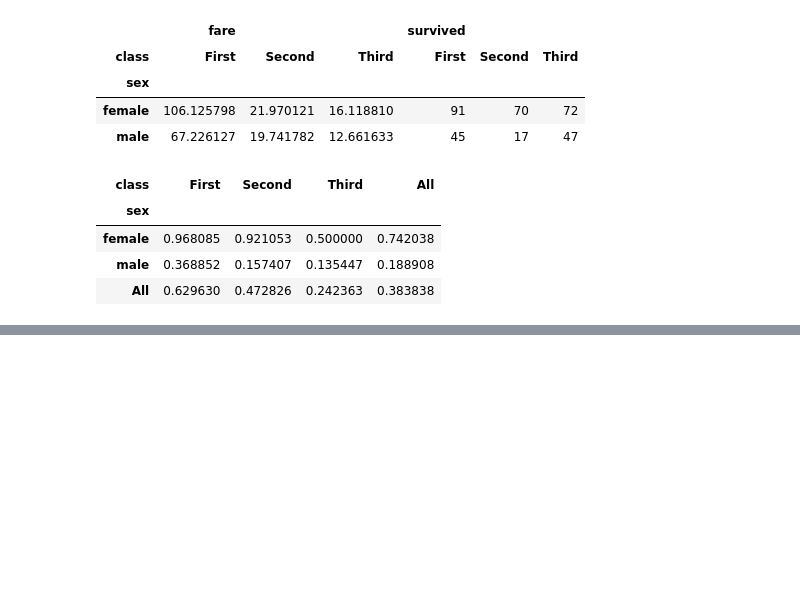
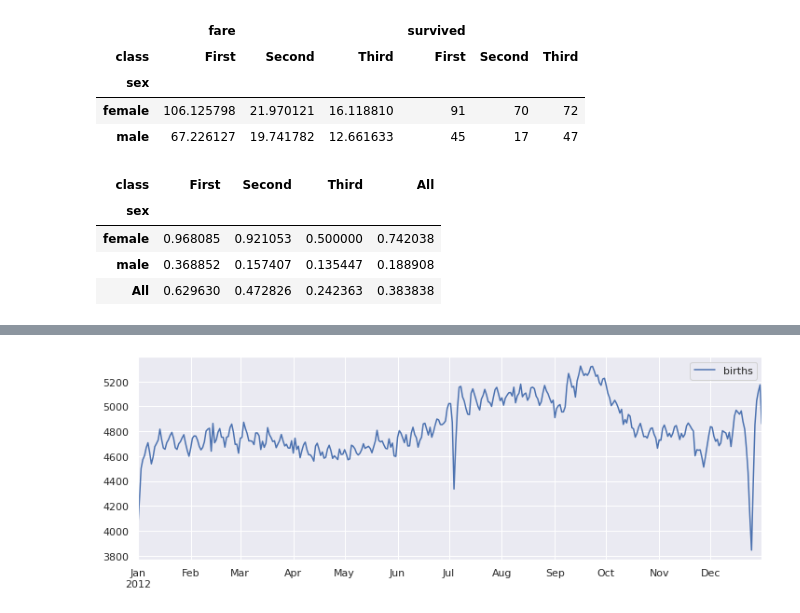
Before and after one commit to KonstantinKlepikov/all-python-ml-learning, a Jupyter notebook: pandas-learning.ipynb, the cells around one changed output, grey strips where cells are left out. Cells and saved outputs as stored; diff of their text form; code cells hidden in the pictures; blank space fills up the shorter version.

```diff
--- a/pandas-learning.ipynb
+++ b/pandas-learning.ipynb
@@ -2367,0 +2429,5 @@ titanic.pivot_table('survived', index='sex', columns='class', margins=True)
+# %%
+# построим такую-же зависимость от дня года. Для начала мгрппируем отдельно по месяцу и дню
+births_by_date = births.pivot_table('births',
+                                    [births.index.month, births.index.day])
+births_by_date.head()
@@ -2367,0 +2441,5 @@ titanic.pivot_table('survived', index='sex', columns='class', margins=True)
+# %%
+# Чтобы упростить построение графика, свяжем данные с фиктивным високостным годом
+births_by_date.index = [pd.datetime(2012, month, day)
+                        for (month, day) in births_by_date.index]
+births_by_date.head()
@@ -2367,0 +2453,5 @@ titanic.pivot_table('survived', index='sex', columns='class', margins=True)
+# %%
+fig, ax = plt.subplots(figsize=(12, 4))
+births_by_date.plot(ax=ax);
+# %% [output]
+[figure, added]
```
Also changed, not shown: parts of 12 cells of this notebook, 1 other file.
